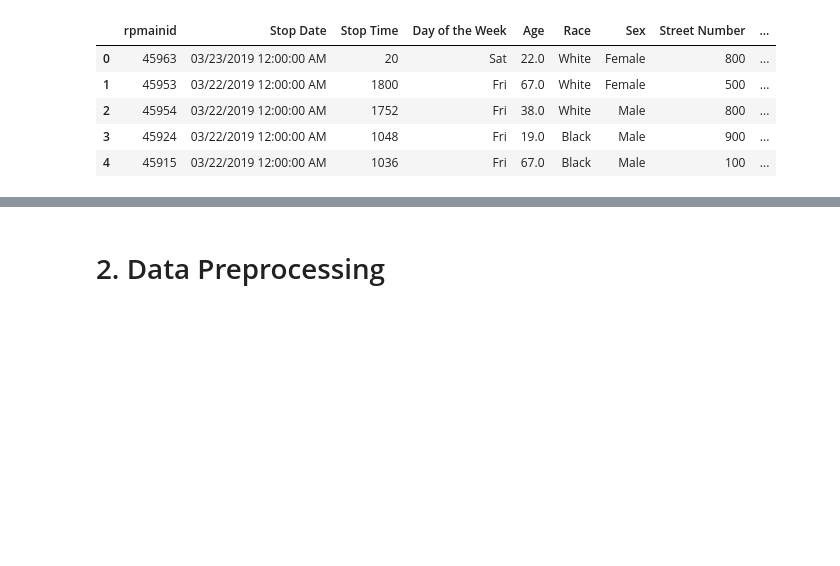
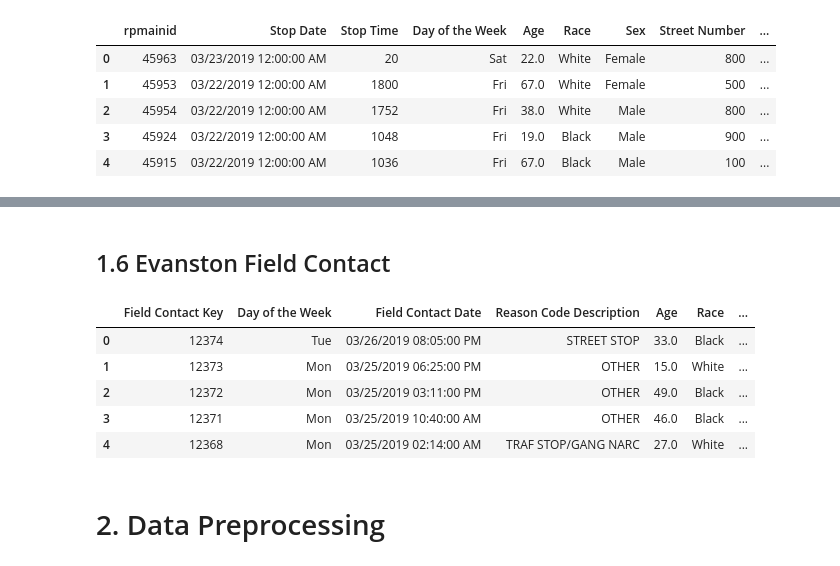
Before and after one commit to haleh-aleahmad/library_data_contest, a Jupyter notebook: Library Data Contest - Python.ipynb, the cells around one changed output, grey strips where cells are left out. Cells and saved outputs as stored; diff of their text form; code cells hidden in the pictures; blank space fills up the shorter version.

```diff
--- a/Library Data Contest - Python.ipynb
+++ b/Library Data Contest - Python.ipynb
@@ -61,3 +97,15 @@ stops_df.head(5)
+# %% [markdown]
+## 1.6 Evanston Field Contact
+# %%
+field_df = pd.read_csv('./Data/Evanston_Field_Contacts.csv')
+field_df.head(5)
+# %% [output]
+|  | Field Contact Key | Day of the Week | Field Contact Date | Reason Code Description | Age | Race | ... |
+| 0 | 12374 | Tue | 03/26/2019 08:05:00 PM | STREET STOP | 33.0 | Black | ... |
+| 1 | 12373 | Mon | 03/25/2019 06:25:00 PM | OTHER | 15.0 | White | ... |
+| 2 | 12372 | Mon | 03/25/2019 03:11:00 PM | OTHER | 49.0 | Black | ... |
+| 3 | 12371 | Mon | 03/25/2019 10:40:00 AM | OTHER | 46.0 | Black | ... |
+| 4 | 12368 | Mon | 03/25/2019 02:14:00 AM | TRAF STOP/GANG NARC | 27.0 | White | ... |
 # %% [markdown]
 # 2. Data Preprocessing
 # %% [markdown]
```
Also changed, not shown: parts of 16 cells of this notebook.
